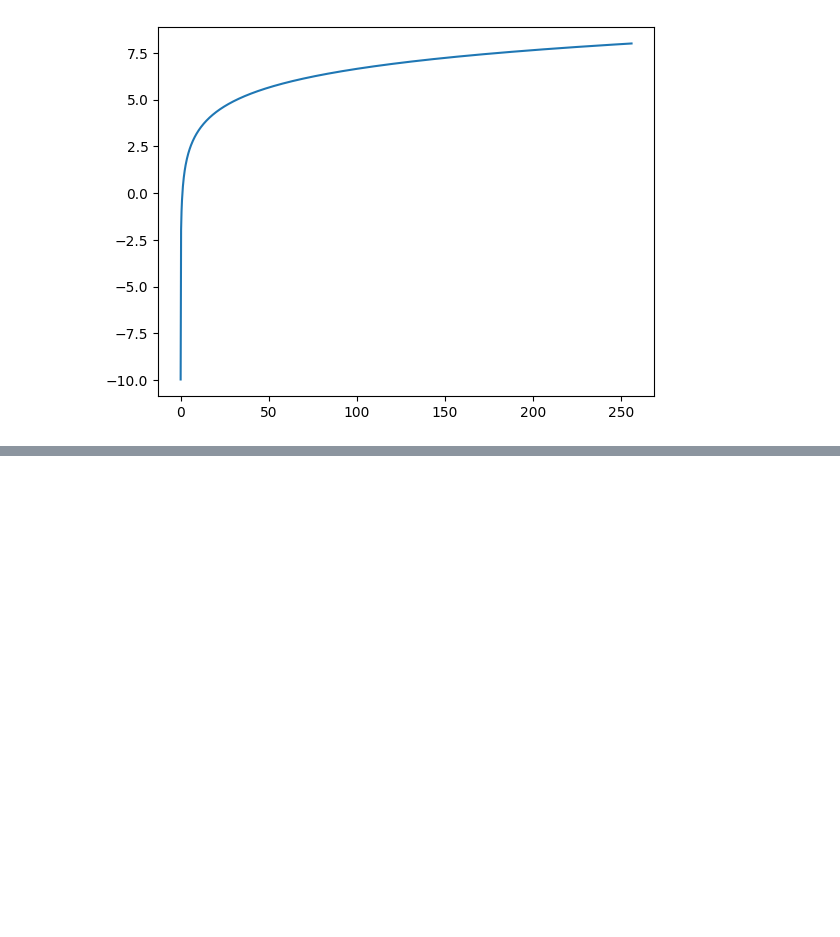
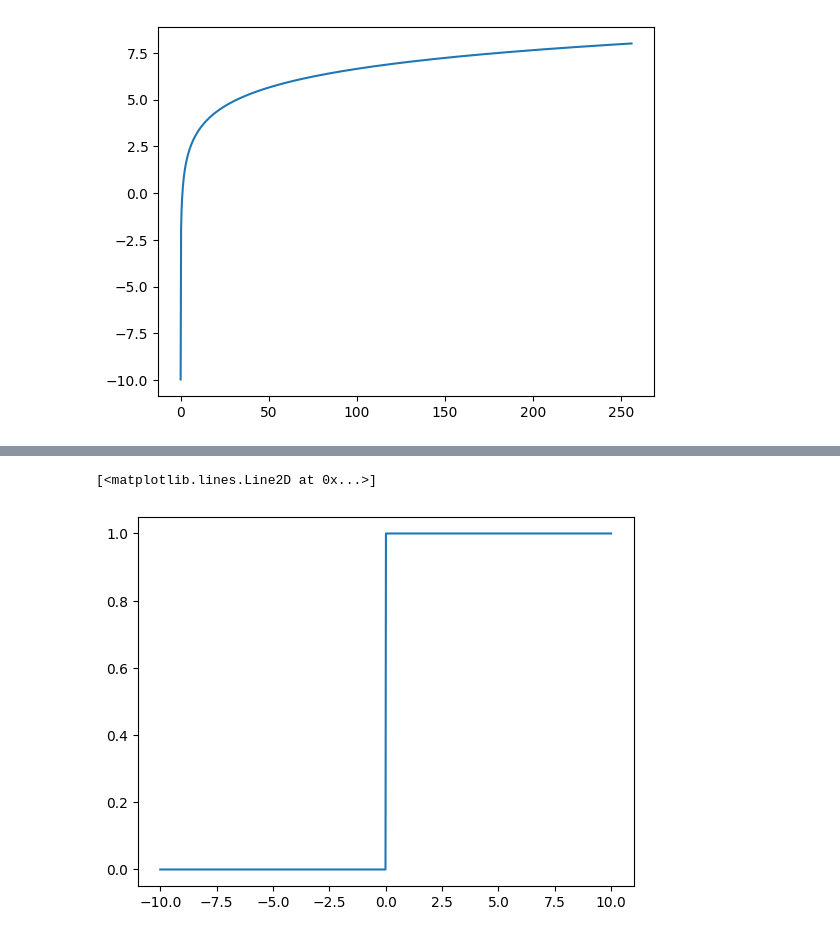
Before and after one commit to electrojam/Curso-de-Funciones-Matematicas-para-Data-Science-e-Inteligencia-Artificial, a Jupyter notebook: Programando_Funciones.ipynb, the cells around one changed output, grey strips where cells are left out. Cells and saved outputs as stored; diff of their text form; code cells hidden in the pictures; blank space fills up the shorter version.

```diff
--- a/Programando_Funciones.ipynb
+++ b/Programando_Funciones.ipynb
@@ -98,0 +110,18 @@ plt.plot(x,f(x))
+# %%
+def H(x):
+  Y = np.zeros(len(x))
+  for idx, s in enumerate(x):
+    if s>=0:
+      Y[idx]=1
+  return Y
+
+N = 1000
+
+x = np.linspace(-10,10, num=N)
+
+y = H(x)
+
+plt.plot(x,y)
+# %% [output]
+[<matplotlib.lines.Line2D at 0x...>]
+[figure, added]
```
Also changed, not shown: parts of 2 cells of this notebook.
